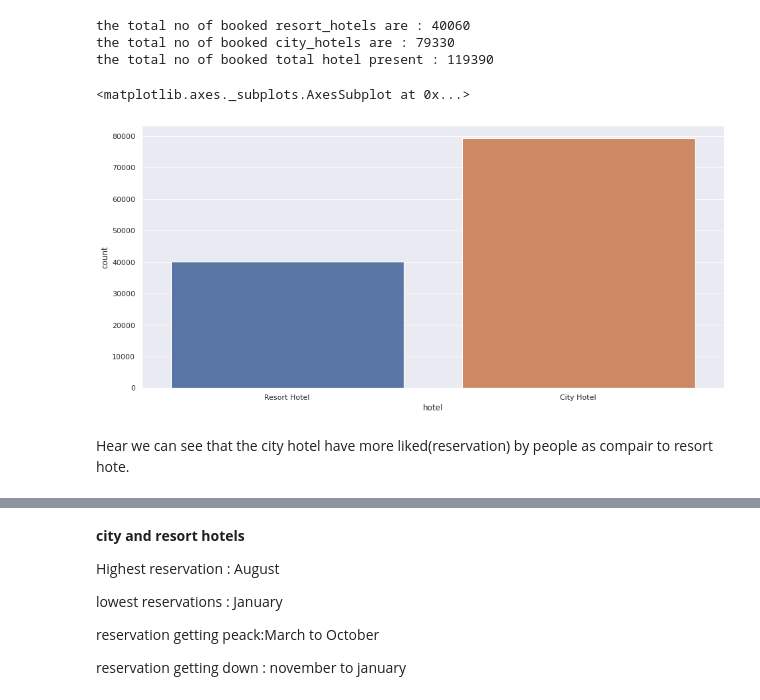
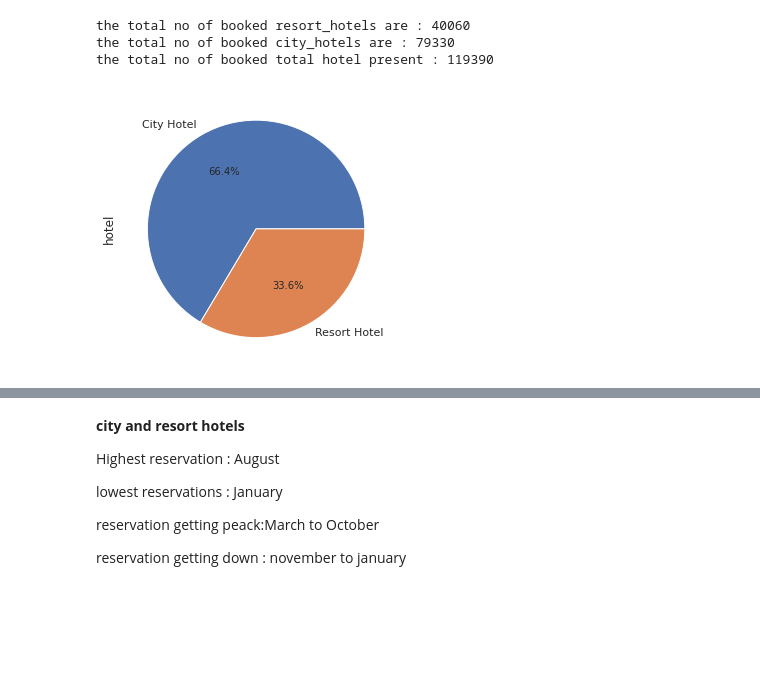
Before and after one commit to ajit04022000/Hotel-Booking-Analysis, a Jupyter notebook: Hotel_Booking_Analysis_Capstone_Project.ipynb, the cells around one changed output, grey strips where cells are left out. Saved outputs shown, nothing was run; the diff lists cells and outputs as text; code cells hidden in the pictures; blank space fills up the shorter version.

```diff
--- a/Hotel_Booking_Analysis_Capstone_Project.ipynb
+++ b/Hotel_Booking_Analysis_Capstone_Project.ipynb
@@ -280,10 +400,10 @@ print(f'the total no of booked total hotel present : {total_hotels}')
 the total no of booked resort_hotels are : 40060
 the total no of booked city_hotels are : 79330
 the total no of booked total hotel present : 119390
+# %%
+sns.set_style('whitegrid')
+plot = df['hotel'].value_counts().plot.pie(x ='City Hotel', y = 'Resort Hotel' , autopct='%1.1f%%', figsize=(5,5))
+# %% [output]
+[figure, added]
 # %%
-sns.countplot(df["hotel"])
+# sns.countplot(df["hotel"])
-# %% [output]
-<matplotlib.axes._subplots.AxesSubplot at 0x...>
-[figure, removed]
-# %% [markdown]
- Hear we can see that the city hotel have more liked(reservation) by people as compair to resort hote.
```
Also changed, not shown: parts of 35 cells of this notebook.
